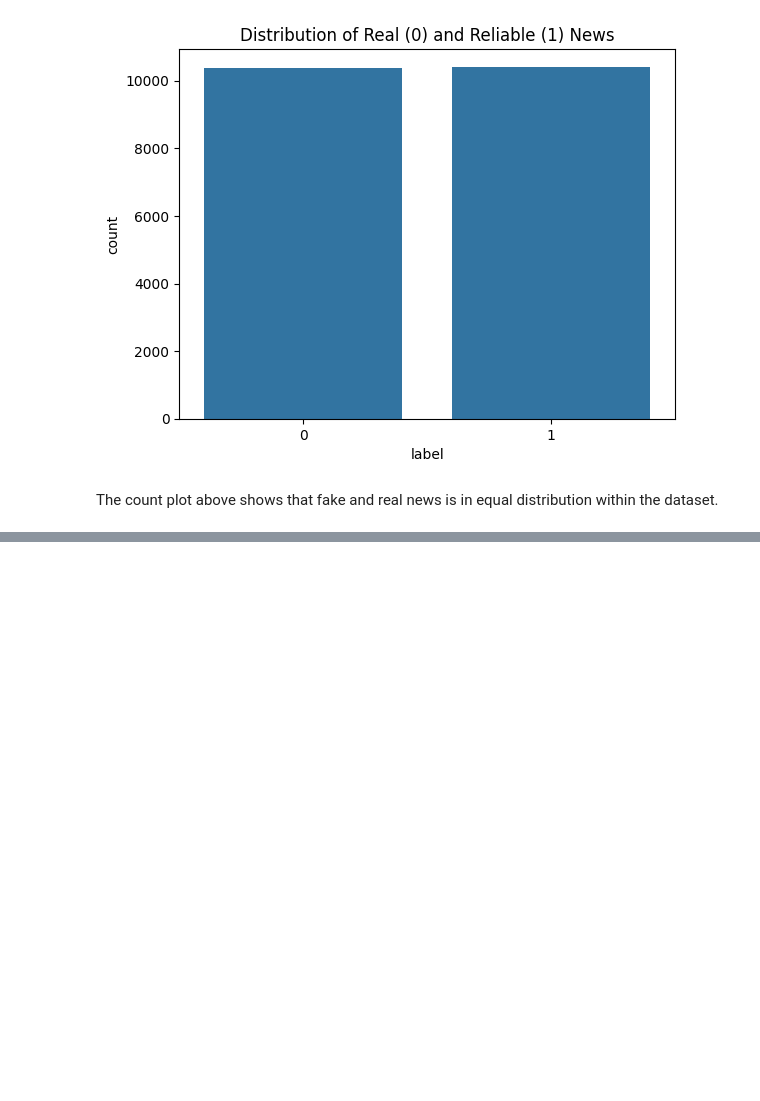
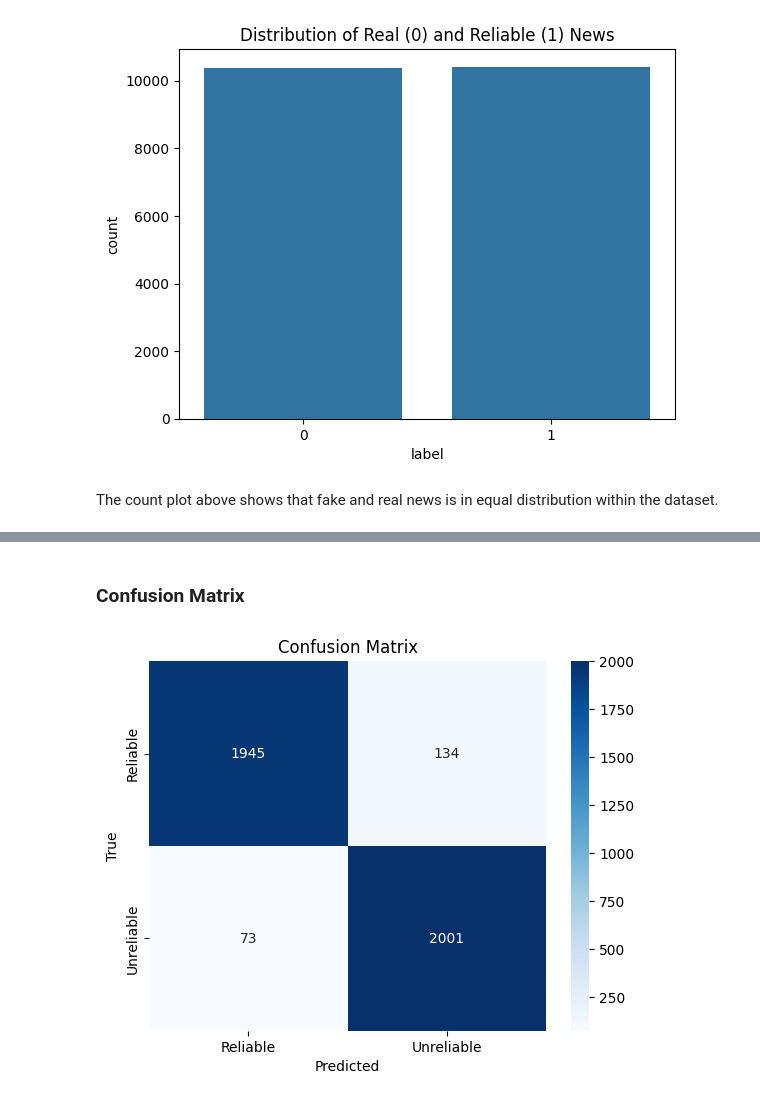
Before and after one commit to raum30/fake-news, a Jupyter notebook: notebook.ipynb, the cells around one changed output, grey strips where cells are left out. Saved outputs shown, nothing was run; the diff lists cells and outputs as text; code cells hidden in the pictures; blank space fills up the shorter version.

```diff
--- a/notebook.ipynb
+++ b/notebook.ipynb
@@ -88,0 +131,4 @@ plt.show()
+# %%
+X_train, X_test, y_train, y_test = train_test_split(
+    X, data['label'], test_size=0.2, random_state=42
+)
@@ -88,0 +137,4 @@ plt.show()
+# %%
+logreg_model = LogisticRegression()
+
+logreg_model.fit(X_train, y_train)
@@ -88,0 +145,5 @@ plt.show()
+# %%
+y_pred = logreg_model.predict(X_test)
+accuracy = accuracy_score(y_test, y_pred)
+
+print(f"Accuracy: {accuracy:.2f}")
@@ -88,0 +167,13 @@ plt.show()
+# %% [markdown]
+### Confusion Matrix
+# %%
+conf_matrix = confusion_matrix(y_test, y_pred)
+
+sns.heatmap(conf_matrix, annot=True, fmt='d', cmap='Blues', xticklabels=['Reliable', 'Unreliable'], yticklabels=['Reliable', 'Unreliable'])
+
+plt.xlabel('Predicted')
+plt.ylabel('True')
+plt.title('Confusion Matrix')
+plt.show()
+# %% [output]
+[figure, added]
```
Also changed, not shown: parts of 25 cells of this notebook.
